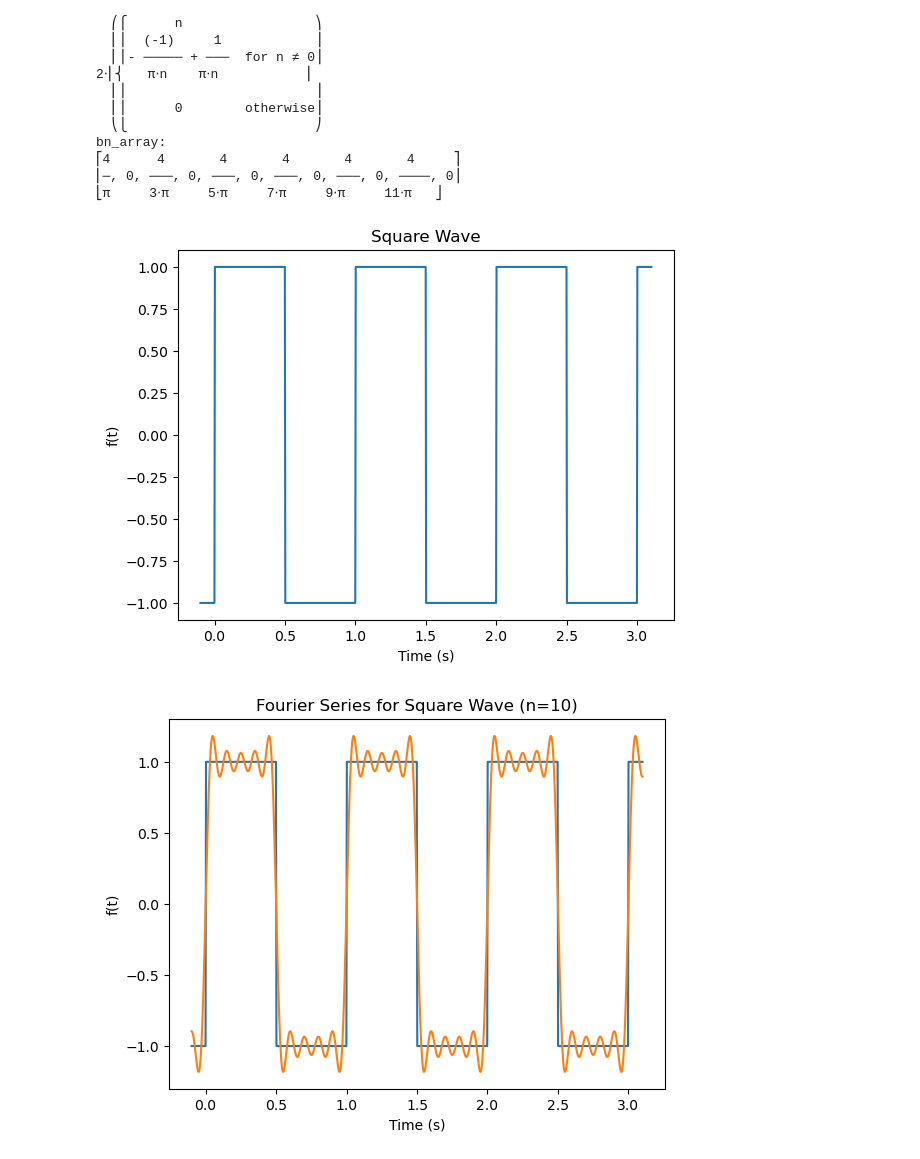
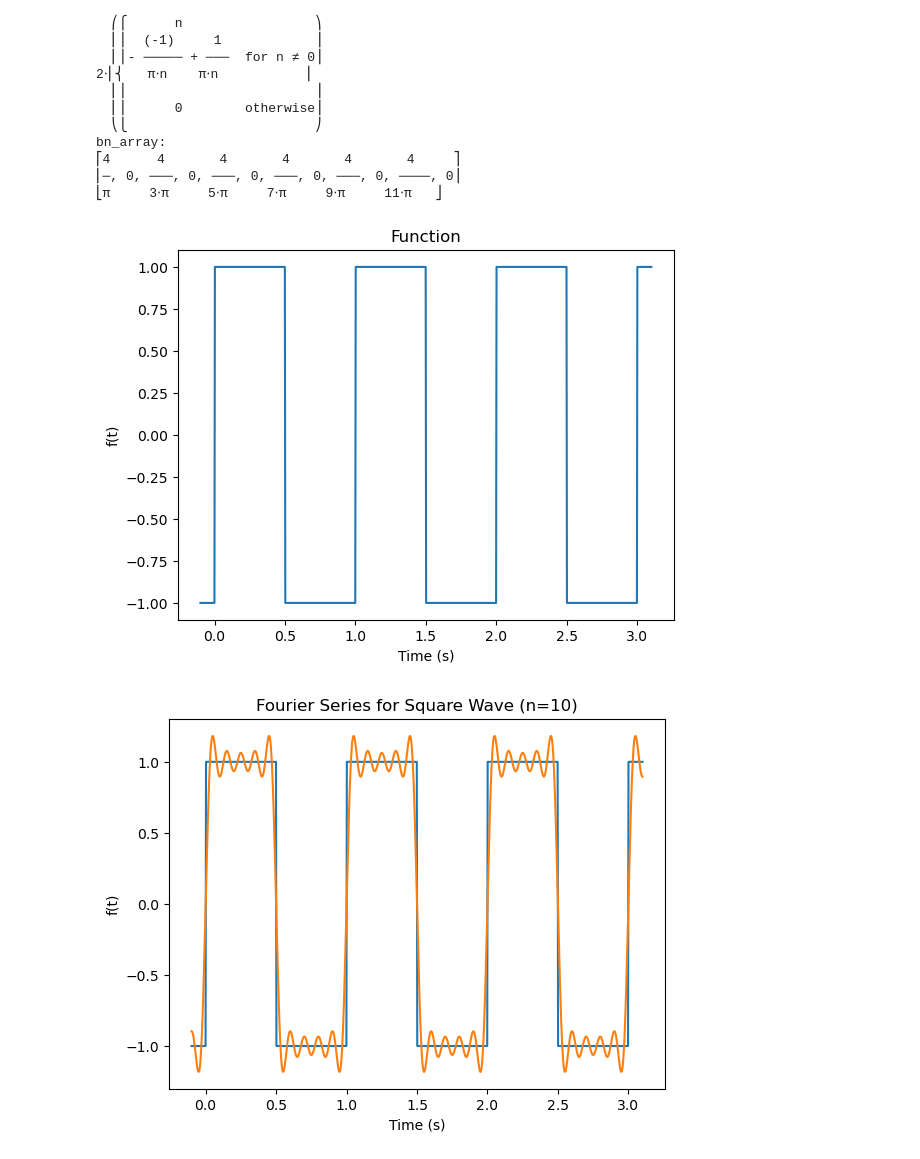
Before and after one commit to brash99/phys340, a Jupyter notebook: JupyterNotebooks/Fourier_Series/AAA_FourierSeries.ipynb, the cells around one changed output. Saved outputs shown, nothing was run; the diff lists cells and outputs as text; code cells hidden in the pictures.

```diff
--- a/JupyterNotebooks/Fourier_Series/AAA_FourierSeries.ipynb
+++ b/JupyterNotebooks/Fourier_Series/AAA_FourierSeries.ipynb
@@ -136,7 +136,7 @@ $$f(t) = \sum_{n=1,3,5,...}^{\infty} \frac{4}{n\pi} \sin\left(\frac{2\pi n t}{T}
 
 $$ = \frac{4}{\pi} \sin(\frac{2\pi t}{T}) + \frac{4}{3\pi} \sin(\frac{6\pi t}{T}) + \frac{4}{5\pi} \sin(\frac{10\pi t}{T}) + ...$$
 # %%
-# How could we calculate the Fourier coefficients for a square wave, using sympy?
+# How could we calculate the Fourier coefficients for a sine wave (Example 1) or a square wave (Example 2), using sympy?
 
 import sympy as sym
 
@@ -148,15 +148,23 @@ pi = sym.pi
 
 T = T.subs(T, 1)
 
-# Define the function
+# Define the functions
+sine_wave = sym.sin(2*pi*t/T)
 square_wave = sym.Piecewise((1, t < T/2), (-1, t >= T/2))
 
+choice = 2
+
+if choice == 1:
+    function = sine_wave
+else:
+    function = square_wave
+
 # Calculate the Fourier coefficients
-a0 = 2/T*sym.integrate(square_wave, (t, 0, T))
+a0 = 2/T*sym.integrate(function, (t, 0, T))
 
-an = 2/T*sym.integrate(square_wave*sym.cos(2*n*pi*t/T), (t, 0, T))
+an = 2/T*sym.integrate(function*sym.cos(2*n*pi*t/T), (t, 0, T))
 
-bn = 2/T*sym.integrate(square_wave*sym.sin(2*n*pi*t/T), (t, 0, T))
+bn = 2/T*sym.integrate(function*sym.sin(2*n*pi*t/T), (t, 0, T))
 
 print(f'The Fourier coefficients are:')
 print(f'a0:')
@@ -188,32 +196,39 @@ bn_array:
 ⎢─, 0, ───, 0, ───, 0, ───, 0, ───, 0, ────, 0⎥
 ⎣π     3⋅π     5⋅π     7⋅π     9⋅π     11⋅π   ⎦
 # %%
-# Construct and plot the square wave
+# Construct and plot the function
 
 import numpy as np
 import matplotlib.pyplot as plt
 
-# Define the square wave function
+# Define the functions
+
+def sine_wave(t, T):
+    return np.sin(2*np.pi*t/T)
+
 def square_wave(t, T):
     if t % T < T/2:
         return 1
     else:
         return -1
 
 # Create an array of time values
 t = np.linspace(-0.1, 3.1, 1000)
 
 # Create an array of square wave values
-f = np.array([square_wave(ti, 1) for ti in t])
+if choice == 1:
+    f = np.array([sine_wave(ti, 1) for ti in t])
+else:
+    f = np.array([square_wave(ti, 1) for ti in t])
 
 # Plot the square wave
 plt.plot(t, f)
 plt.xlabel('Time (s)')
 plt.ylabel('f(t)')
-plt.title('Square Wave')
+plt.title('Function')
 plt.show()
 # %% [output]
-[figure, old version]
+[figure, new version]
 # %%
 # Calculate the Fourier series for the square wave
 
```
Also changed, not shown: parts of 1 cell of this notebook.
